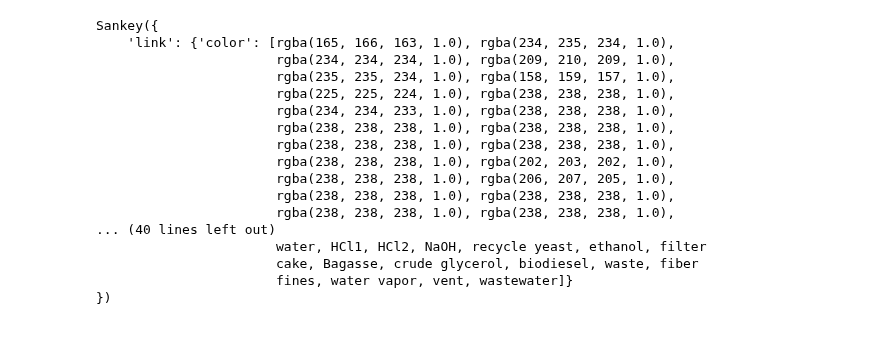
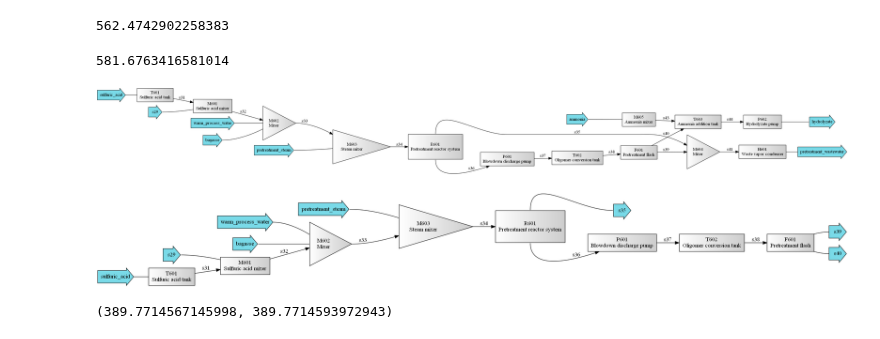
Before and after one commit to BioSTEAMDevelopmentGroup/Bioindustrial-Park, a Jupyter notebook: BioSTEAM 2.x.x/biorefineries/lipidcane2g/sankey_plot.ipynb, the cells around one changed output. Drawn from its saved outputs; the diff is of its cells as text; code cells hidden in the pictures.

```diff
--- a/BioSTEAM 2.x.x/biorefineries/lipidcane2g/sankey_plot.ipynb
+++ b/BioSTEAM 2.x.x/biorefineries/lipidcane2g/sankey_plot.ipynb
@@ -42,20 +0,0 @@ fig.show()
-# %%
-data
-# %% [output]
-Sankey({
-    'link': {'color': [rgba(165, 166, 163, 1.0), rgba(234, 235, 234, 1.0),
-                       rgba(234, 234, 234, 1.0), rgba(209, 210, 209, 1.0),
-                       rgba(235, 235, 234, 1.0), rgba(158, 159, 157, 1.0),
-                       rgba(225, 225, 224, 1.0), rgba(238, 238, 238, 1.0),
-                       rgba(234, 234, 233, 1.0), rgba(238, 238, 238, 1.0),
-                       rgba(238, 238, 238, 1.0), rgba(238, 238, 238, 1.0),
-                       rgba(238, 238, 238, 1.0), rgba(238, 238, 238, 1.0),
-                       rgba(238, 238, 238, 1.0), rgba(202, 203, 202, 1.0),
-                       rgba(238, 238, 238, 1.0), rgba(206, 207, 205, 1.0),
-                       rgba(238, 238, 238, 1.0), rgba(238, 238, 238, 1.0),
-                       rgba(238, 238, 238, 1.0), rgba(238, 238, 238, 1.0),
-... (40 lines left out)
-                       water, HCl1, HCl2, NaOH, recycle yeast, ethanol, filter
-                       cake, Bagasse, crude glycerol, biodiesel, waste, fiber
-                       fines, water vapor, vent, wastewater]}
-})
@@ -61,0 +24,14 @@ Sankey({
+# %%
+pretreatment_group = lc2g.unit_groups[4]
+pretreatment_group.get_inlet_flow('kg/s')
+# %% [output]
+562.4742902258383
+# %%
+pretreatment_group.get_outlet_flow('kg/s')
+# %% [output]
+581.6763416581014
+# %%
+from biosteam import System
+pretreatment_group.diagram('cluster')
+# %% [output]
+[figure, added]
@@ -61,0 +40,6 @@ Sankey({
+# %%
+upstream.diagram()
+upstream.get_inlet_flow('kg/s'), upstream.get_outlet_flow('kg/s')
+# %% [output]
+[figure, added]
+(389.7714567145998, 389.7714593972943)
```
Also changed, not shown: parts of 7 cells of this notebook, 12 other files.
